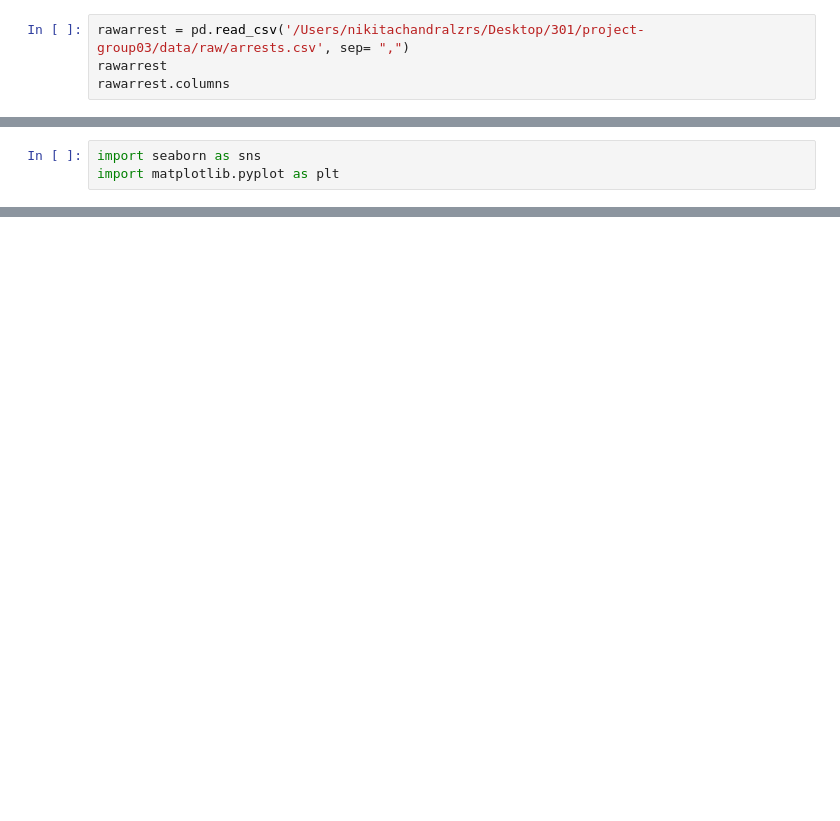
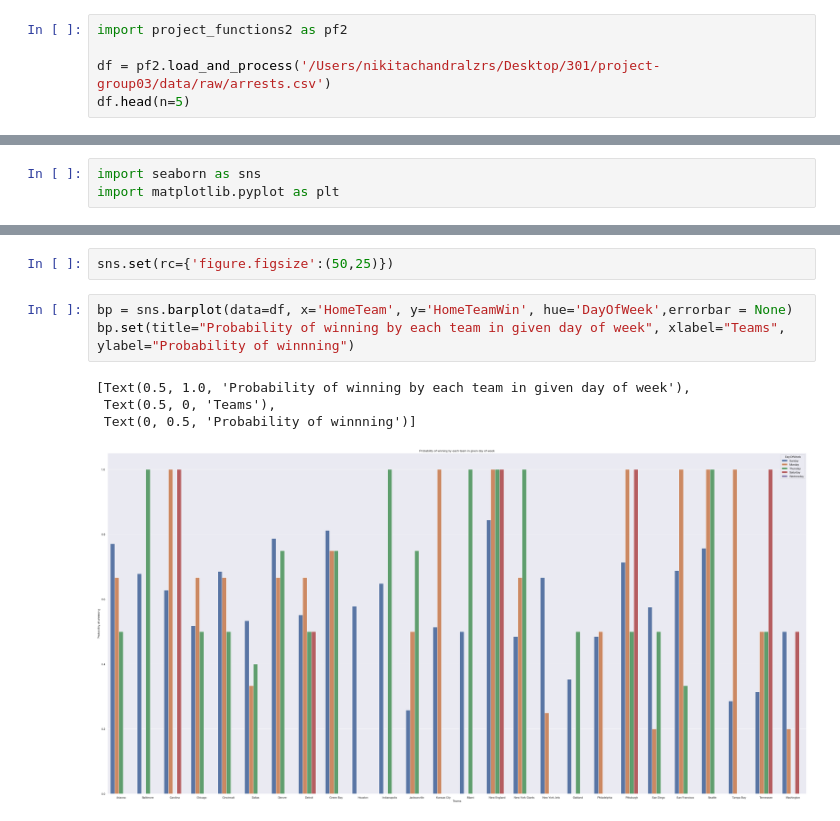
Before and after one commit to ubco-W2022T1-cosc301/project-group03, a Jupyter notebook: notebooks/analysis2.ipynb, the cells around one changed output, grey strips where cells are left out. Cells and saved outputs as stored; diff of their text form; blank space fills up the shorter version.

Commit message:
Add files via upload
Analysis 2 - Nikita Lazarus

```diff
--- a/notebooks/analysis2.ipynb
+++ b/notebooks/analysis2.ipynb
@@ -32,4 +117,5 @@ import pandas as pd
 # %%
-rawarrest = pd.read_csv('/Users/nikitachandralzrs/Desktop/301/project-group03/data/raw/arrests.csv', sep= ",")
-rawarrest
-rawarrest.columns
+import project_functions2 as pf2
+
+df = pf2.load_and_process('/Users/nikitachandralzrs/Desktop/301/project-group03/data/raw/arrests.csv')
+df.head(n=5)
@@ -327,0 +125,10 @@ SyntaxError: invalid syntax (<ipython-input-52-b7d06ff4d9df>, line 2)
+# %%
+sns.set(rc={'figure.figsize':(50,25)})
+# %%
+bp = sns.barplot(data=df, x='HomeTeam', y='HomeTeamWin', hue='DayOfWeek',errorbar = None)
+bp.set(title="Probability of winning by each team in given day of week", xlabel="Teams", ylabel="Probability of winnning")
+# %% [output]
+[Text(0.5, 1.0, 'Probability of winning by each team in given day of week'),
+ Text(0.5, 0, 'Teams'),
+ Text(0, 0.5, 'Probability of winnning')]
+[figure, added]
```
Also changed, not shown: parts of 46 cells of this notebook.
